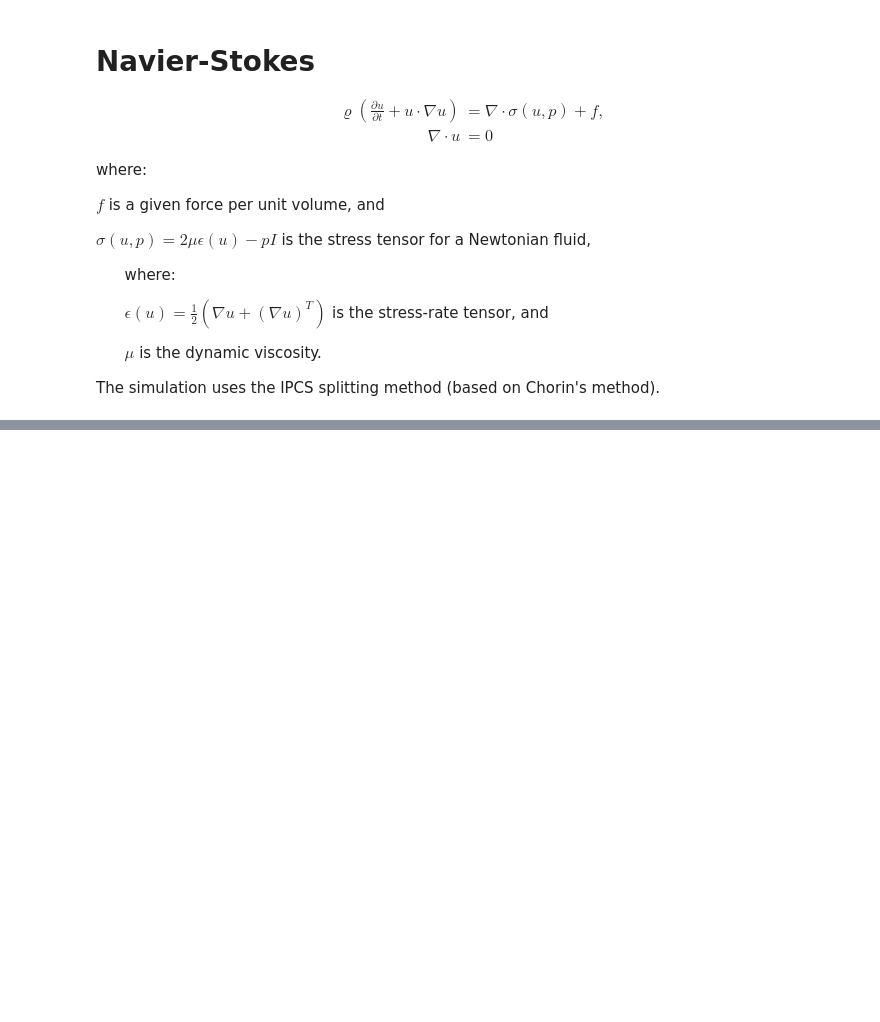
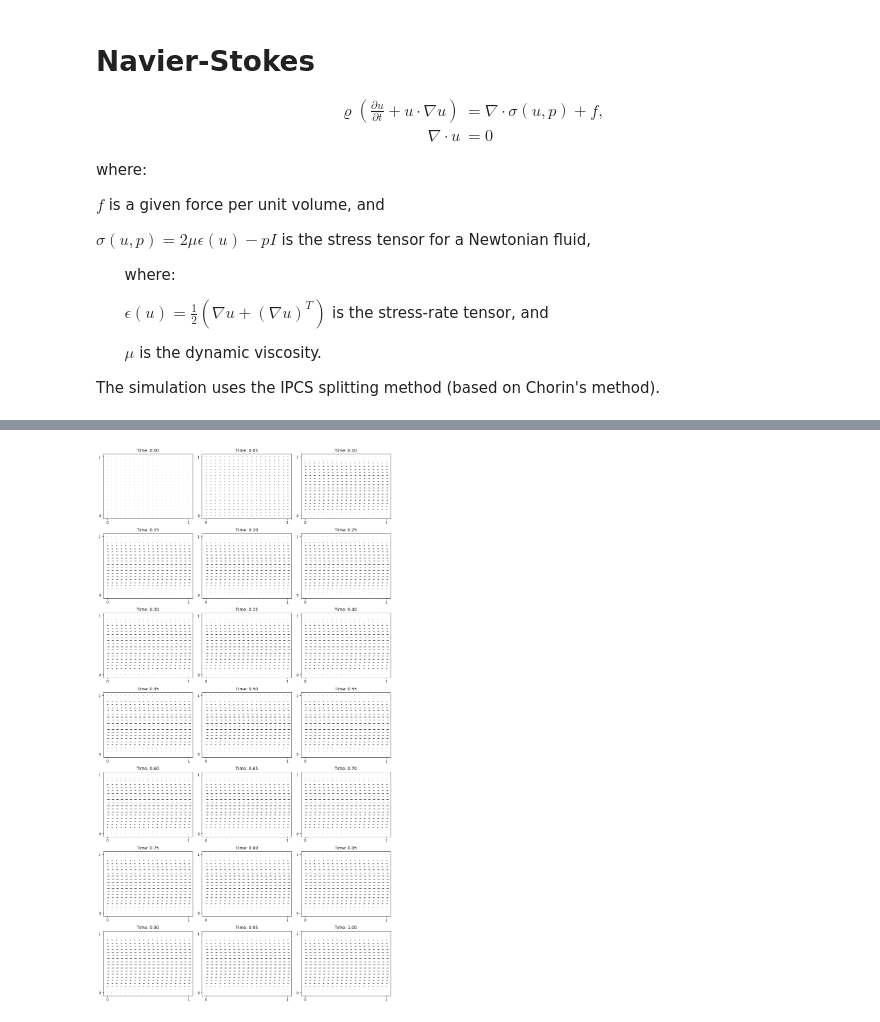
Before and after one commit to ZacharyVernec/PDE-FIND, a Jupyter notebook: Navier-Stokes.ipynb, the cells around one changed output, grey strips where cells are left out. Cells and saved outputs as stored; diff of their text form; code cells hidden in the pictures; blank space fills up the shorter version.

Commit message:
commit before meeting

```diff
--- a/Navier-Stokes.ipynb
+++ b/Navier-Stokes.ipynb
@@ -234 +236,63 @@ display_simulation(mesh_info, logs, nrows_max=7, show_bounds=True)
+# %%
+def display_simulation(mesh_info, logs, nplots_max=None, nrows_max=None, show_bounds=False, scalemin=1, scalemax=8):
+
+    # Retrieve variables
+    mesh = mesh_info['mesh']
+    nx = mesh_info['nx']
+    ny = mesh_info['ny']
+    nt = mesh_info['nt']
+    #coords = mesh.coordinates().reshape(ny+1, nx+1, 2)
+    #coords_x = coords[0, :, 0]
+    #coords_y = coords[:, 0, 1]
+    coords = mesh.coordinates()
+    coords_x = coords[:, 0]
+    coords_y = coords[:, 1]
+    u_hist = logs['u']
+    p_hist = logs['p']
+    t_hist = logs['t']
+
+    # Default values
+    if nplots_max is None:
+        nplots_max = 1e19
+    if nrows_max is None:
+        nrows_max = 1e19
+    nplots = min(nt+1, nplots_max)
+    skipper = int(np.ceil((nt+1)/nplots))
+
+    ncols = int(np.ceil(nplots/nrows_max))
+    nrows = int(np.ceil(nplots/ncols))
+    figsize = np.array([ncols, 0.8*nrows])*4     # figure size, inches
+    scalemin, scalemax = scalemin, scalemax #Decided arbitrarily to scale the plots to a standard scale.
+                               #Ideally, we would scale everything based on the min and max over all time,
+                               #but here we are plotting before doing the entire calculation.
+
+    fig, axes = plt.subplots(nrows=nrows, ncols=ncols, figsize=figsize)
+
+
+    for i in range(nplots):
+        axi = axes.flat[i]
+        # i runs from 0 to (nrows*ncols-1)
+        # axi is equivalent with ax[rowid][colid]
+        #vertex_values_u = u_hist[i].compute_vertex_values(mesh).reshape(2, (ny+1),(nx+1)).T
+        vertex_values_u = u_hist[i].compute_vertex_values(mesh).reshape(2, -1)
+        #img = axi.quiver(coords_x, coords_y, vertex_values_u[:,:,0], vertex_values_u[:,:,1])
+        img = axi.quiver(coords_x, coords_y, vertex_values_u[0], vertex_values_u[1], scale_units='xy', scale=30)
+        axi.set_title(f'Time: {t_hist[i]:.2f}')
+
+        if show_bounds:
+            maj_locator = plt.FixedLocator([0, 1])
+        if not show_bounds:
+            maj_locator = plt.NullLocator()
+        axi.xaxis.set_major_locator(maj_locator)
+        axi.yaxis.set_major_locator(maj_locator)
+        axi.xaxis.set_minor_locator(plt.NullLocator())
+        axi.yaxis.set_minor_locator(plt.NullLocator())
+
+    plt.tight_layout(True)
+
+    plt.show()
+
+display_simulation(mesh_info, logs, nrows_max=7, show_bounds=True, scalemin=0, scalemax=8)
+# %% [output]
+[figure, added]
 # %%
```
Also changed, not shown: parts of 5 cells of this notebook, 1 other file.
